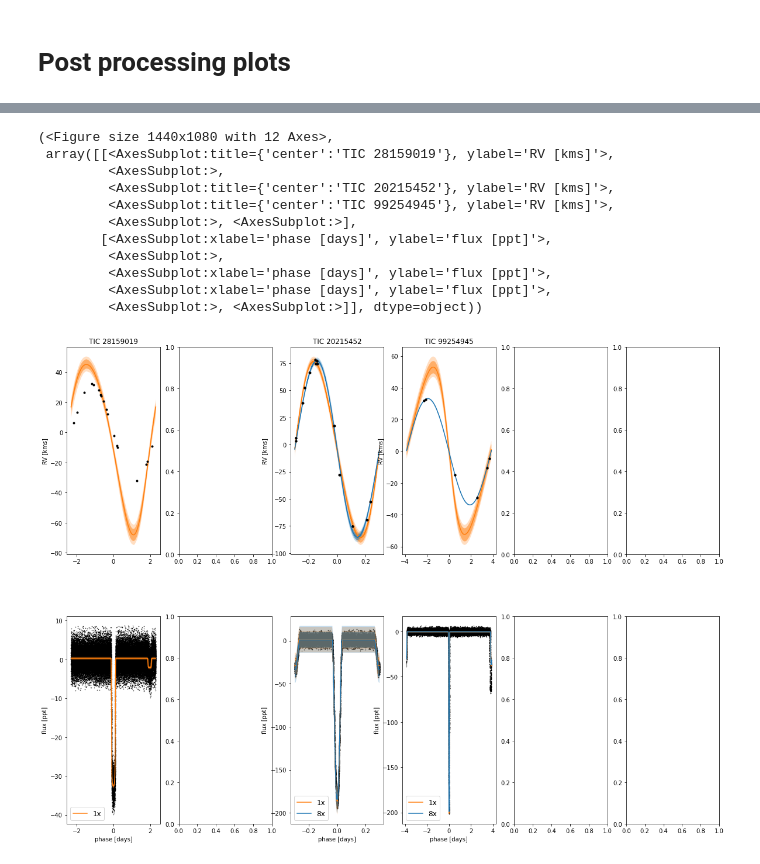
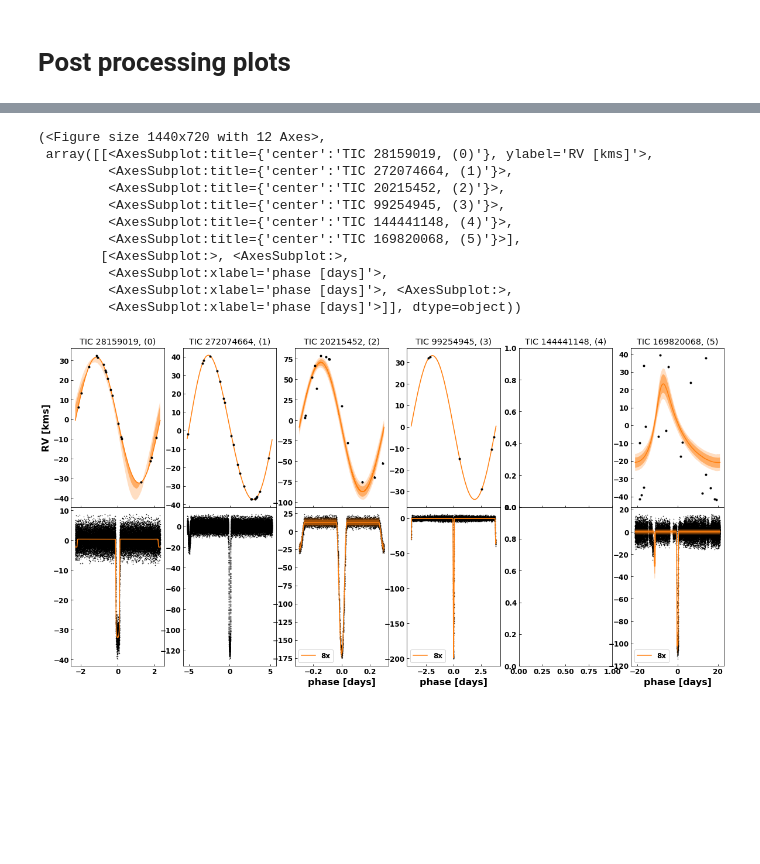
Before and after one commit to kjaehnig/GAT_SEBs, a Jupyter notebook: post_processing_plots.ipynb, the cells around one changed output, grey strips where cells are left out. Cells and saved outputs as stored; diff of their text form; code cells hidden in the pictures; blank space fills up the shorter version.

```diff
--- a/post_processing_plots.ipynb
+++ b/post_processing_plots.ipynb
@@ -10,12 +10,16 @@ from astropy.coordinates import SkyCoord
 from astropy import units as u
 import matplotlib.pyplot as plt
 from matplotlib.gridspec import GridSpec
+from matplotlib.ticker import FormatStrFormatter
+
 from tqdm import tqdm
 # %pylab inline
 # pylab.rcParams['figure.figsize'] = (16, 8)
 import warnings
 import astropy.table as astab
 from astropy.io import fits
+
+from adjustText import adjust_text
 
 warnings.filterwarnings('ignore',
     message="WARNING (theano.tensor.opt): Cannot construct a scalar test value from a test value with no size:"
@@ -61,5 +65,12 @@ def docs_setup():
 docs_setup()
 
 import helper_functions as hf
+
+from matplotlib import rcParams
+rcParams['font.size'] = 22
+rcParams['font.weight'] = 'heavy'
+rcParams['axes.labelweight'] = rcParams['font.weight']
+rcParams['axes.labelsize'] = rcParams['font.size']
+# rcParams['
 # %% [output]
 4.3.1
@@ -311,7 +321,9 @@ def plot_LC_RV_phased_curves(TIC_TARGET, Ntune=1000, Ndraw=500, chains=4,
             continue
     if save_to_disk:
         plt.savefig(f"/Users/kjaehnig/CCA_work/GAT/apotess_systems/{TIC_TARGET.replace(' ','_')}_files/multi_model_RV_LC_curves.png", bbox_inches='tight', dpi=150)
+    return (fig, axes)
 # %%
-plot_target = 'TIC 165453878'
-plot_LC_RV_phased_curves(plot_target, chains=8, Ntune=1000, Ndraw=500, model_list=['8x'], save_to_disk=True)
+plot_target = 'TIC 28159019'
+fig,axes = plot_LC_RV_phased_curves(plot_target, chains=6, Ntune=1500, Ndraw=750, model_list=['1x','8x'], save_to_disk=True)
+# axes[1].set_xlim(1.4,1.6)
 # %% [output]
@@ -319,9 +331,14 @@ plot_LC_RV_phased_curves(plot_target, chains=8, Ntune=1000, Ndraw=500, model_lis
 # %%
 def plot_LC_RV_phased_curve_gallery(TIC_TARGETs=['TIC 20215452'], Ntune=1000, Ndraw=500, chains=4,
-                                model_list=['1x'], save_to_disk=False, Ncols=4):
+                                model_list=['1x'], save_to_disk=False, Ncols=4, file_args=None):
+
+    if file_args is None:
+        file_args = ''
+    else:
+        file_args = f"_{file_args}"
 
     nrows = 2 if len(TIC_TARGETs)/float(Ncols) <= 1.0 else 4
-    fig, all_axes = plt.subplots(figsize=(20,15), ncols=min(Ncols, len(TIC_TARGETs)), nrows=nrows)
+    fig, all_axes = plt.subplots(figsize=(20,10), ncols=min(Ncols, len(TIC_TARGETs)), nrows=nrows)
 
     for jj, ticid in enumerate(TIC_TARGETs):
         if len(TIC_TARGETs)==1:
@@ -332,11 +349,13 @@ def plot_LC_RV_phased_curve_gallery(TIC_TARGETs=['TIC 20215452'], Ntune=1000, Nd
             if jj > Ncols-1:
                 axes = all_axes[2:,jj-Ncols]
         #         print(axes)
+        axes[0].set_title(f"{ticid}, ({jj})")
+
         for ii, model_type in enumerate(model_list):
-
             modcol = f"C{int((ii*3)+1)}"
             try:
-                file = open(f"/Users/kjaehnig/CCA_work/GAT/pymc3_models/{ticid}_pymc3_Nt{Ntune}_Nd{Ndraw}_Nc{chains}_individual_priors_{model_type}_isochrones.pickle",'rb')
+
+                file = open(f"/Users/kjaehnig/CCA_work/GAT/pymc3_models/{ticid}{file_args}_pymc3_Nt{Ntune}_Nd{Ndraw}_Nc{chains}_individual_priors_{model_type}_isochrones.pickle",'rb')
                 mv_res_dict = pk.load(file)
                 file.close()
 
@@ -417,13 +436,17 @@ def plot_LC_RV_phased_curve_gallery(TIC_TARGETs=['TIC 20215452'], Ntune=1000, Nd
                 # art = axes[1].fill_between(t_fold[inds], pred[0], pred[1], color='C1', alpha=0.10, zorder=0)
                 # art.set_edgecolor("none")
                 axes[1].legend(fontsize=12)
-                axes[0].set_title(f"{ticid}")
                 axes[1].set_xlabel("phase [days]")
                 axes[1].set_ylabel("flux [ppt]")
             except:
                 continue
+    [lil_ax.set_ylabel('') for lil_ax in all_axes[0][1:]]
+    [lil_ax.set_ylabel('') for lil_ax in all_axes[1][1:]]
+
+    [lil_ax.tick_params(direction='in',labelbottom=False) for lil_ax in all_axes[0][:]]
+    [lil_ax.tick_params(direction='in',) for lil_ax in all_axes[1][:]]
     if save_to_disk:
-        fig.subplots_adjust(hspace=0.30)
+        fig.subplots_adjust(hspace=0.0)
         plt.savefig(f"/Users/kjaehnig/CCA_work/GAT/{'_'.join(TIC_TARGETs).replace(' ','_')}_LC_curves.png", bbox_inches='tight', dpi=150)
     return (fig,all_axes)
 
@@ -445,20 +468,20 @@ tic_systems_of_interest = [
 # %%
 plot_targets = [f'TIC {id}' for id in tic_systems_of_interest[:6]]
 # plot_targets = [f'TIC {id}' for id in ['20215452','164458426','165453878','258108067','271548206']]
-plot_LC_RV_phased_curve_gallery(plot_targets, chains=8, Ntune=1000, Ndraw=500, model_list=['1x','2x','4x','8x'],save_to_disk=True,Ncols=6)
+plot_LC_RV_phased_curve_gallery(plot_targets, chains=8, Ntune=1000, Ndraw=500, model_list=['8x'],save_to_disk=True, Ncols=6, file_args='sf2')
 # %% [output]
-(<Figure size 1440x1080 with 12 Axes>,
- array([[<AxesSubplot:title={'center':'TIC 28159019'}, ylabel='RV [kms]'>,
-         <AxesSubplot:>,
-         <AxesSubplot:title={'center':'TIC 20215452'}, ylabel='RV [kms]'>,
-         <AxesSubplot:title={'center':'TIC 99254945'}, ylabel='RV [kms]'>,
-         <AxesSubplot:>, <AxesSubplot:>],
-        [<AxesSubplot:xlabel='phase [days]', ylabel='flux [ppt]'>,
-         <AxesSubplot:>,
-         <AxesSubplot:xlabel='phase [days]', ylabel='flux [ppt]'>,
-         <AxesSubplot:xlabel='phase [days]', ylabel='flux [ppt]'>,
-         <AxesSubplot:>, <AxesSubplot:>]], dtype=object))
+(<Figure size 1440x720 with 12 Axes>,
+ array([[<AxesSubplot:title={'center':'TIC 28159019, (0)'}, ylabel='RV [kms]'>,
+         <AxesSubplot:title={'center':'TIC 272074664, (1)'}>,
+         <AxesSubplot:title={'center':'TIC 20215452, (2)'}>,
+         <AxesSubplot:title={'center':'TIC 99254945, (3)'}>,
+         <AxesSubplot:title={'center':'TIC 144441148, (4)'}>,
+         <AxesSubplot:title={'center':'TIC 169820068, (5)'}>],
+        [<AxesSubplot:>, <AxesSubplot:>,
+         <AxesSubplot:xlabel='phase [days]'>,
+         <AxesSubplot:xlabel='phase [days]'>, <AxesSubplot:>,
+         <AxesSubplot:xlabel='phase [days]'>]], dtype=object))
-[figure, old version]
+[figure, new version]
 # %%
 plot_targets = [f'TIC {id}' for id in tic_systems_of_interest[6:]]
 # plot_targets = [f'TIC {id}' for id in ['20215452','164458426','165453878','258108067','271548206']]
```
Also changed, not shown: parts of 20 cells of this notebook, 6 other files.
